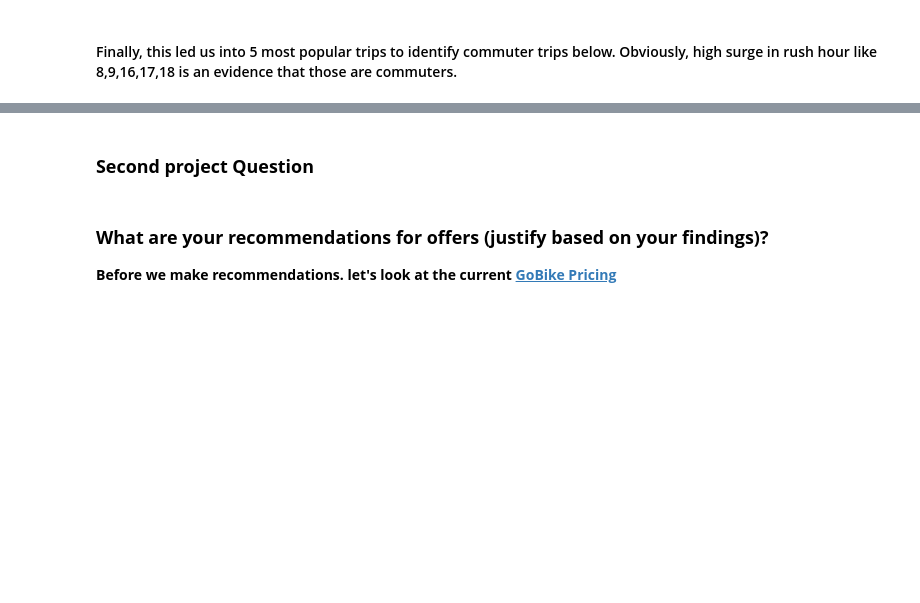
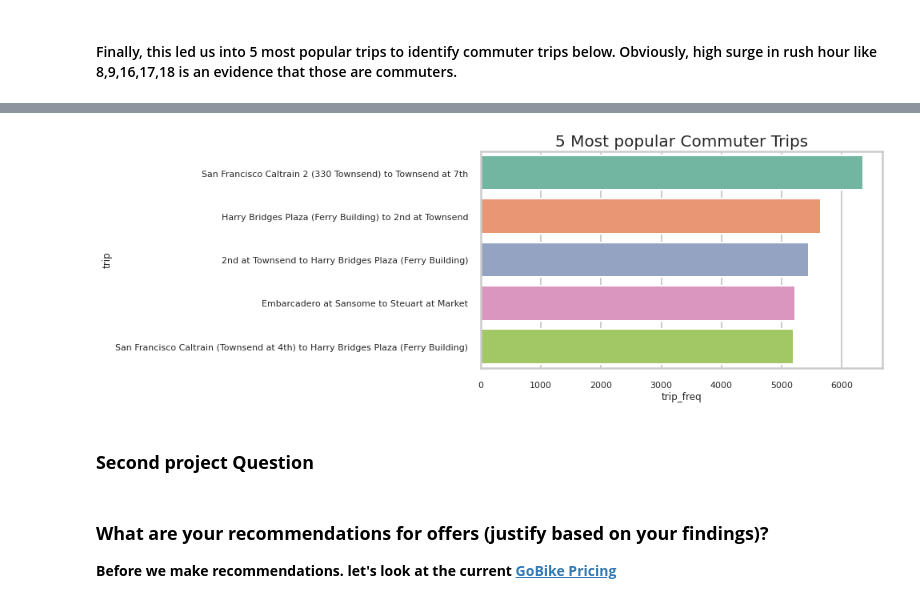
Before and after one commit to GOhaike/Bay_Area_Bikeshare_Research, a Jupyter notebook: Project_1.ipynb, the cells around one changed output, grey strips where cells are left out. Drawn from its saved outputs; the diff is of its cells as text; code cells hidden in the pictures; blank space fills up the shorter version.

```diff
--- a/Project_1.ipynb
+++ b/Project_1.ipynb
@@ -127,3 +127,12 @@ commuter_trip
+# %%
+plt.figure(figsize=(9,5))
+sns.set_context('poster',font_scale=0.5)
+sns.set_style('whitegrid')
+plt.title('5 Most popular Commuter Trips',fontsize =20)
+sns.barplot(x="trip_freq", y="trip", data=commuter_trip, palette=sns.color_palette("Set2"))
+pass
+# %% [output]
+[figure, added]
 # %% [markdown]
 ### **Second project Question**
 # %% [markdown]
```
Also changed, not shown: parts of 13 cells of this notebook.
